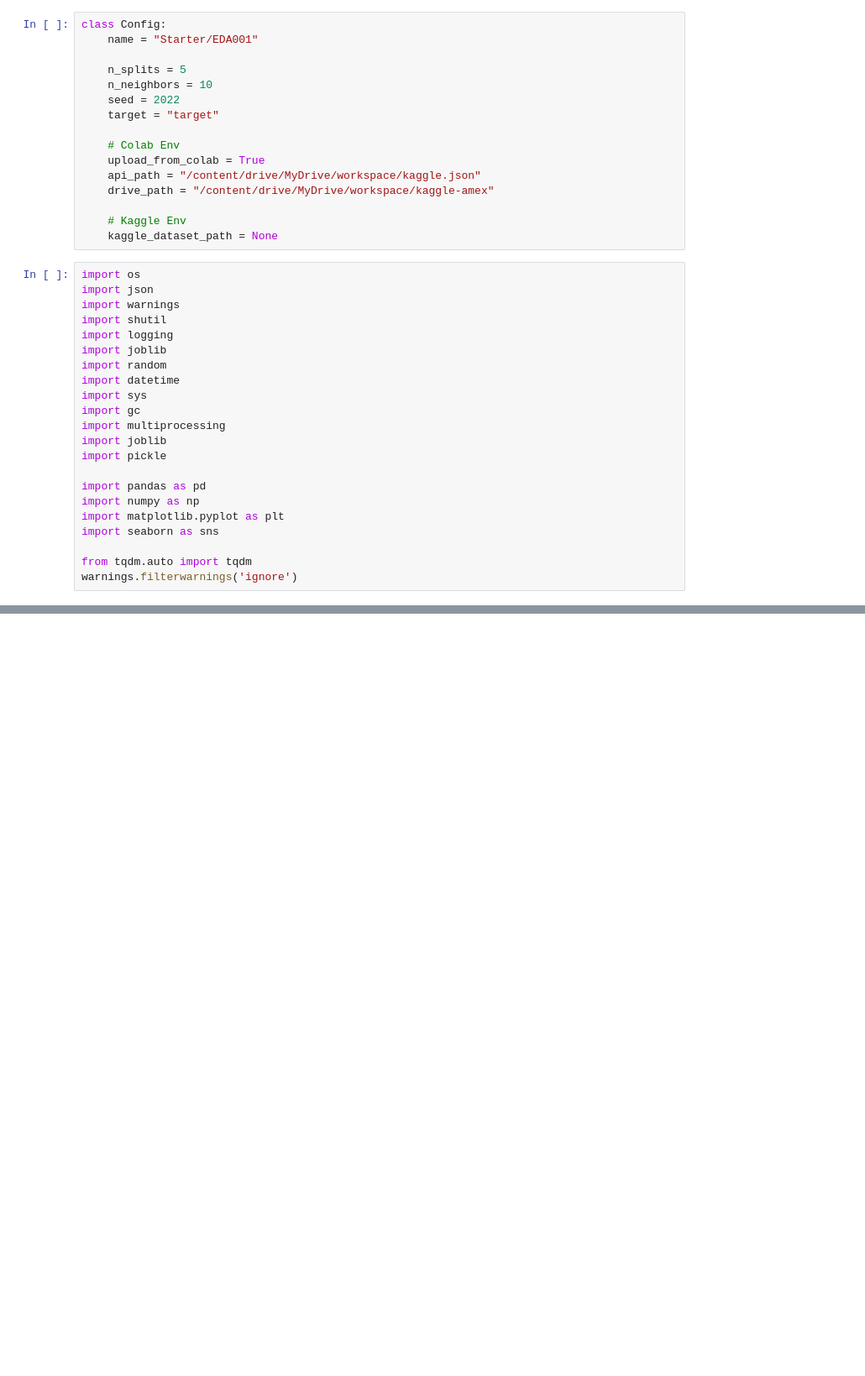
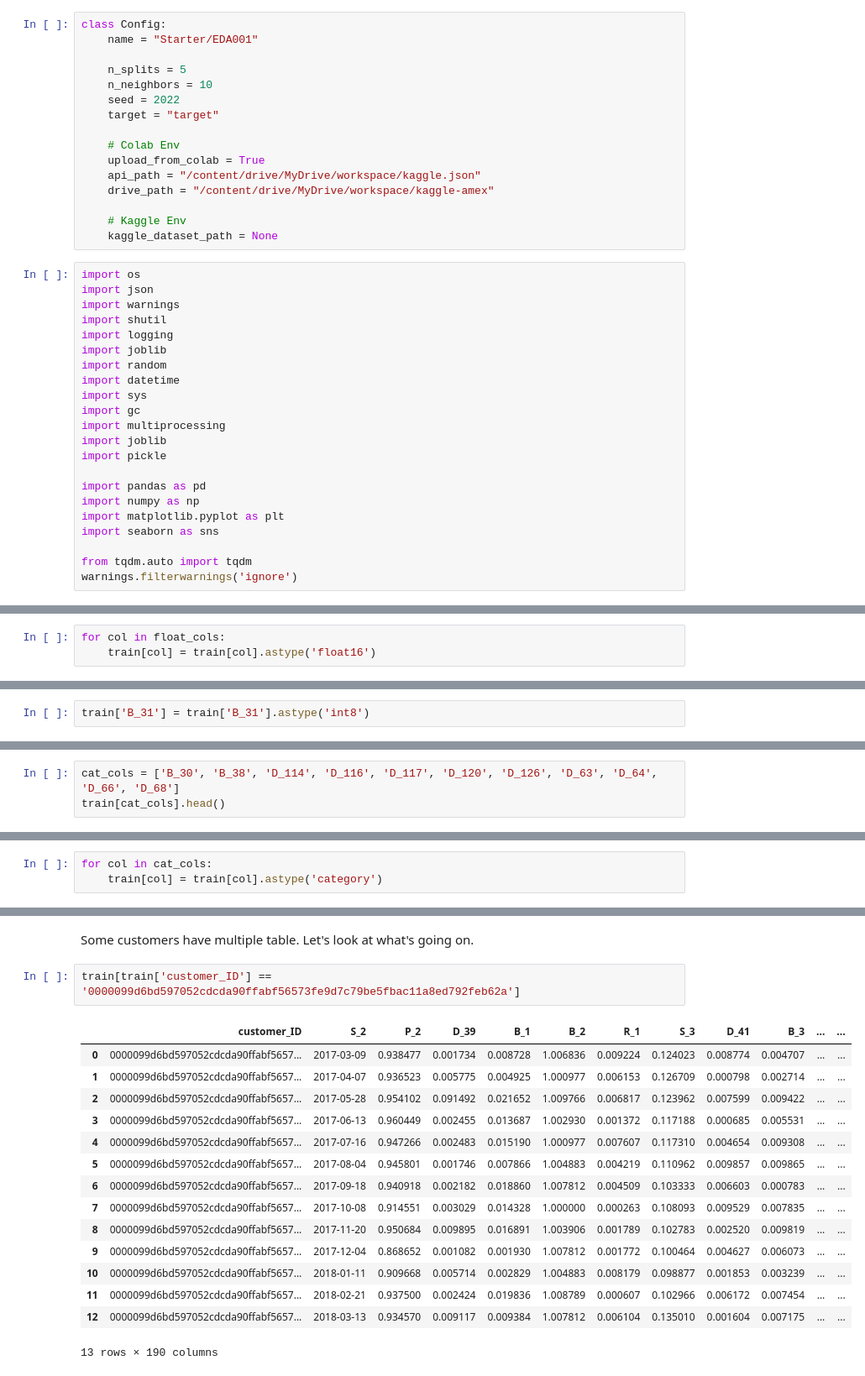
Before and after one commit to meltyyyyy/kaggle-amex, a Jupyter notebook: Notebooks/Starter/EDA001.ipynb, the cells around one changed output, grey strips where cells are left out. Shown: that part at 84% size. Saved outputs shown, nothing was run; the diff lists cells and outputs as text; blank space fills up the shorter version.

```diff
--- a/Notebooks/Starter/EDA001.ipynb
+++ b/Notebooks/Starter/EDA001.ipynb
@@ -100,0 +138,3 @@ else:
+# %%
+for col in float_cols:
+    train[col] = train[col].astype('float16')
@@ -100,0 +159,2 @@ else:
+# %%
+train['B_31'] = train['B_31'].astype('int8')
@@ -100,0 +173,3 @@ else:
+# %%
+cat_cols = ['B_30', 'B_38', 'D_114', 'D_116', 'D_117', 'D_120', 'D_126', 'D_63', 'D_64', 'D_66', 'D_68']
+train[cat_cols].head()
@@ -100,0 +229,3 @@ else:
+# %%
+for col in cat_cols:
+    train[col] = train[col].astype('category')
@@ -100,0 +279,20 @@ else:
+# %% [markdown]
+Some customers have multiple table. Let's look at what's going on.
+# %%
+train[train['customer_ID'] == '0000099d6bd597052cdcda90ffabf56573fe9d7c79be5fbac11a8ed792feb62a']
+# %% [output]
+|  | customer_ID | S_2 | P_2 | D_39 | B_1 | B_2 | R_1 | S_3 | D_41 | B_3 | ... | ... |
+| 0 | 0000099d6bd597052cdcda90ffabf5657... | 2017-03-09 | 0.938477 | 0.001734 | 0.008728 | 1.006836 | 0.009224 | 0.124023 | 0.008774 | 0.004707 | ... | ... |
+| 1 | 0000099d6bd597052cdcda90ffabf5657... | 2017-04-07 | 0.936523 | 0.005775 | 0.004925 | 1.000977 | 0.006153 | 0.126709 | 0.000798 | 0.002714 | ... | ... |
+| 2 | 0000099d6bd597052cdcda90ffabf5657... | 2017-05-28 | 0.954102 | 0.091492 | 0.021652 | 1.009766 | 0.006817 | 0.123962 | 0.007599 | 0.009422 | ... | ... |
+| 3 | 0000099d6bd597052cdcda90ffabf5657... | 2017-06-13 | 0.960449 | 0.002455 | 0.013687 | 1.002930 | 0.001372 | 0.117188 | 0.000685 | 0.005531 | ... | ... |
+| 4 | 0000099d6bd597052cdcda90ffabf5657... | 2017-07-16 | 0.947266 | 0.002483 | 0.015190 | 1.000977 | 0.007607 | 0.117310 | 0.004654 | 0.009308 | ... | ... |
+| 5 | 0000099d6bd597052cdcda90ffabf5657... | 2017-08-04 | 0.945801 | 0.001746 | 0.007866 | 1.004883 | 0.004219 | 0.110962 | 0.009857 | 0.009865 | ... | ... |
+| 6 | 0000099d6bd597052cdcda90ffabf5657... | 2017-09-18 | 0.940918 | 0.002182 | 0.018860 | 1.007812 | 0.004509 | 0.103333 | 0.006603 | 0.000783 | ... | ... |
+| 7 | 0000099d6bd597052cdcda90ffabf5657... | 2017-10-08 | 0.914551 | 0.003029 | 0.014328 | 1.000000 | 0.000263 | 0.108093 | 0.009529 | 0.007835 | ... | ... |
+| 8 | 0000099d6bd597052cdcda90ffabf5657... | 2017-11-20 | 0.950684 | 0.009895 | 0.016891 | 1.003906 | 0.001789 | 0.102783 | 0.002520 | 0.009819 | ... | ... |
+| 9 | 0000099d6bd597052cdcda90ffabf5657... | 2017-12-04 | 0.868652 | 0.001082 | 0.001930 | 1.007812 | 0.001772 | 0.100464 | 0.004627 | 0.006073 | ... | ... |
+| 10 | 0000099d6bd597052cdcda90ffabf5657... | 2018-01-11 | 0.909668 | 0.005714 | 0.002829 | 1.004883 | 0.008179 | 0.098877 | 0.001853 | 0.003239 | ... | ... |
+| 11 | 0000099d6bd597052cdcda90ffabf5657... | 2018-02-21 | 0.937500 | 0.002424 | 0.019836 | 1.008789 | 0.000607 | 0.102966 | 0.006172 | 0.007454 | ... | ... |
+| 12 | 0000099d6bd597052cdcda90ffabf5657... | 2018-03-13 | 0.934570 | 0.009117 | 0.009384 | 1.007812 | 0.006104 | 0.135010 | 0.001604 | 0.007175 | ... | ... |
+13 rows × 190 columns
```
Also changed, not shown: parts of 46 cells of this notebook.
